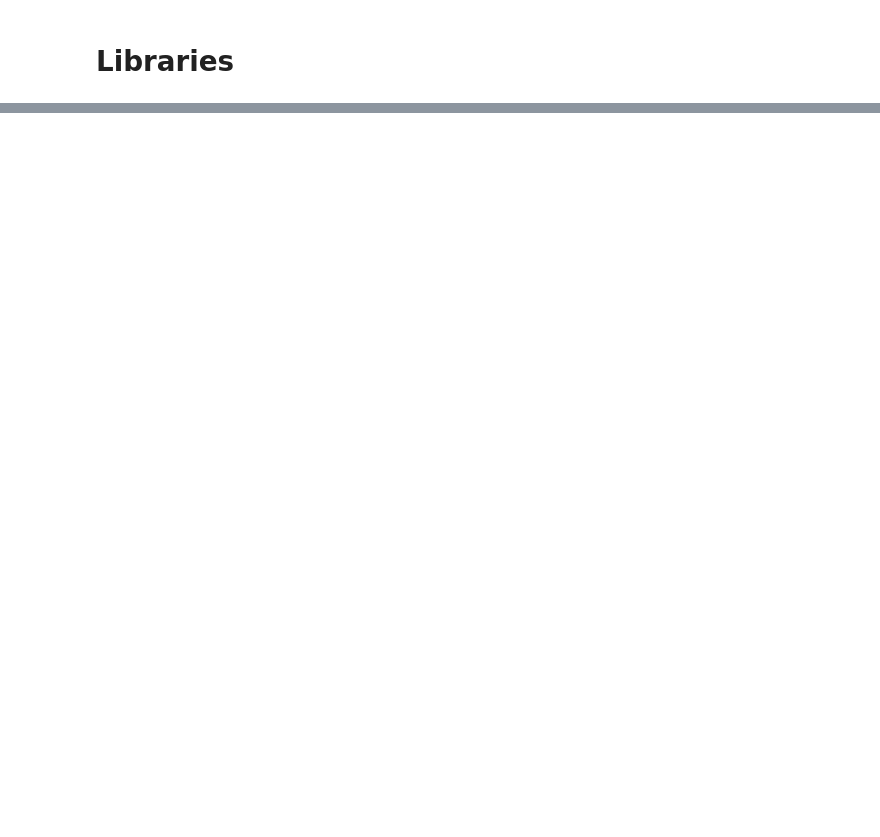
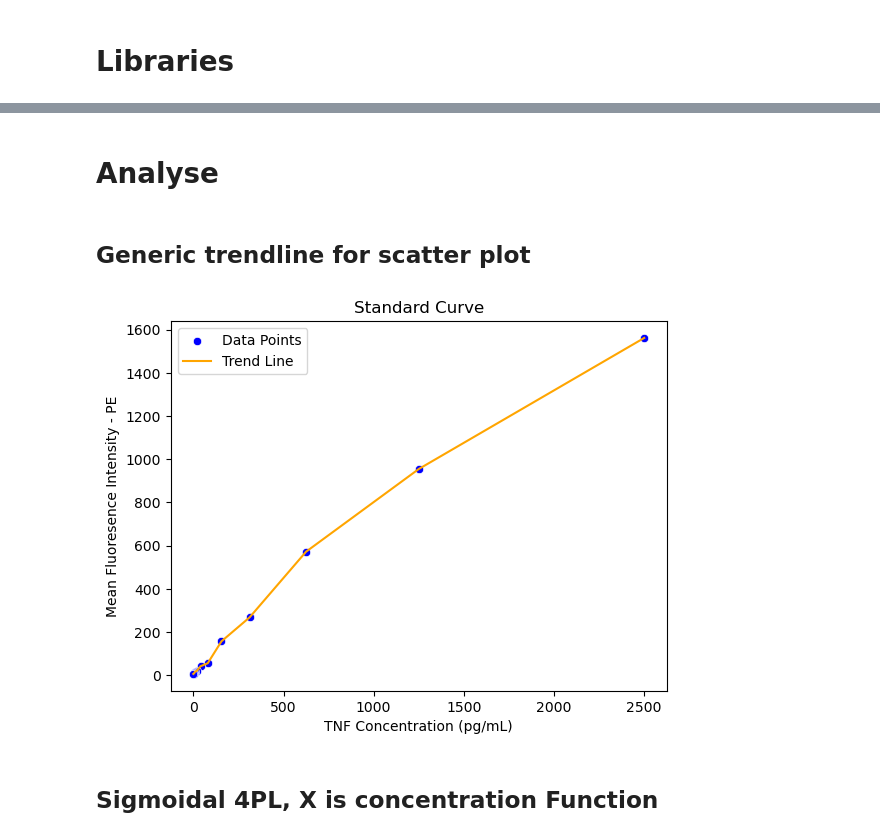
Before and after one commit to elenajusto/immunology-2, a Jupyter notebook: macrophage-csv.ipynb, the cells around one changed output, grey strips where cells are left out. Saved outputs shown, nothing was run; the diff lists cells and outputs as text; code cells hidden in the pictures; blank space fills up the shorter version.

```diff
--- a/macrophage-csv.ipynb
+++ b/macrophage-csv.ipynb
@@ -96,0 +74,24 @@ filtered_df2
+# %% [markdown]
+# Analyse
+# %%
+x_tnf = np.array([2500, 1250, 625, 312, 156, 80, 40, 20, 10, 5, 2.5, 0])
+y_mfi = np.array(df_standard["beads/tnf | Mean (PE-A :: null)"].iloc[0:12])
+# %% [markdown]
+## Generic trendline for scatter plot
+# %%
+# Scatter plot for data points
+sns.scatterplot(x=x_tnf, y=y_mfi, color='blue', label='Data Points')
+
+# Line plot for the trend line using matplotlib
+plt.plot(x_tnf, y_mfi, color='orange', label='Trend Line')
+
+# Customize the plot
+plt.title("Standard Curve")
+plt.xlabel("TNF Concentration (pg/mL)")
+plt.ylabel("Mean Fluoresence Intensity - PE")
+plt.legend()
+plt.show()
+# %% [output]
+[figure, added]
+# %% [markdown]
+## Sigmoidal 4PL, X is concentration Function
```
Also changed, not shown: parts of 18 cells of this notebook, 6 other files.
